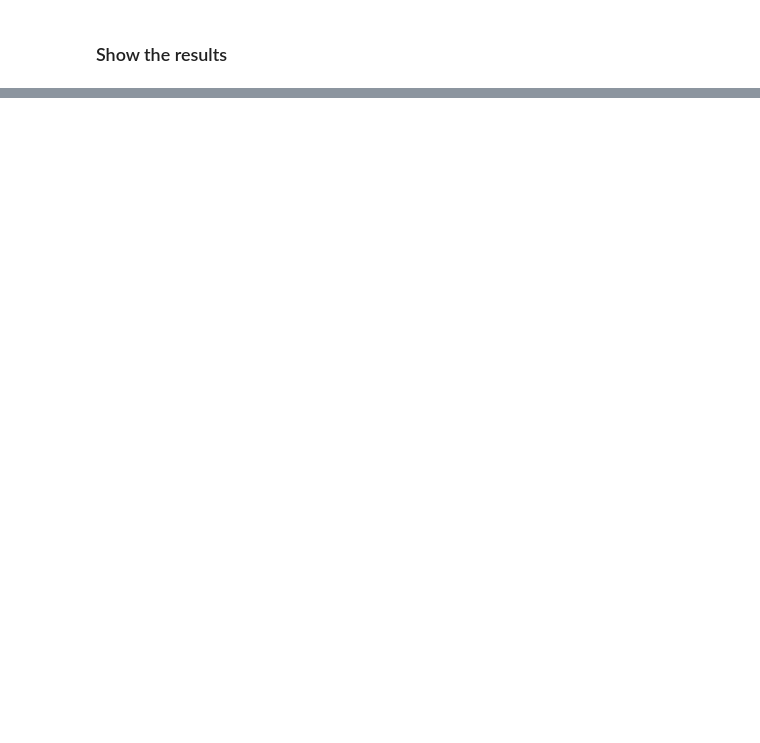
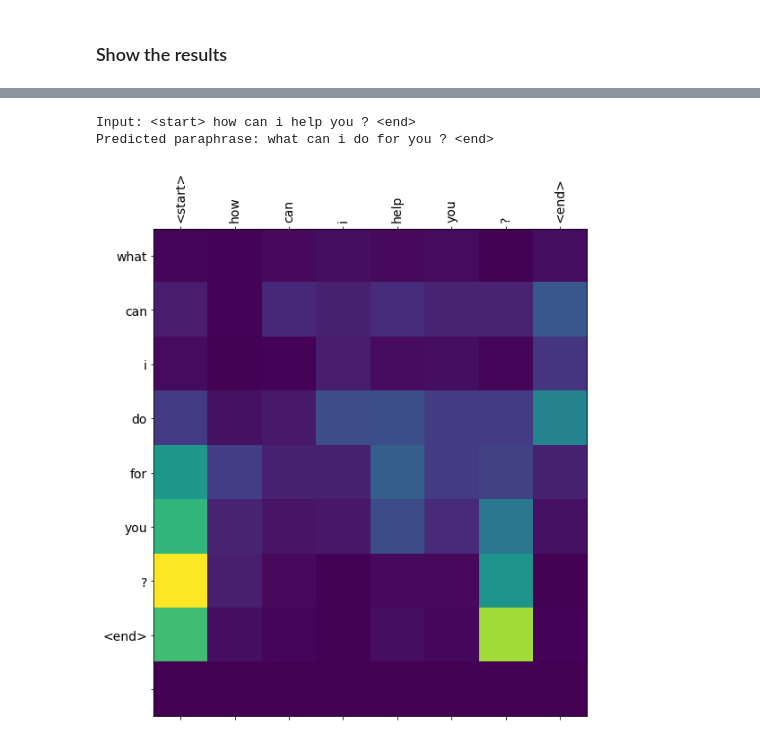
Before and after one commit to vseloved/prj-nlp-2020, a Jupyter notebook: students/DimaSakovich/12-nlg/notebook.ipynb, the cells around one changed output, grey strips where cells are left out. Saved outputs shown, nothing was run; the diff lists cells and outputs as text; code cells hidden in the pictures; blank space fills up the shorter version.

```diff
--- a/students/DimaSakovich/12-nlg/notebook.ipynb
+++ b/students/DimaSakovich/12-nlg/notebook.ipynb
@@ -501,0 +614,6 @@ Predicted paraphrase: you got ? <end>
+# %%
+paraphrase('how can i help you ?')
+# %% [output]
+Input: <start> how can i help you ? <end>
+Predicted paraphrase: what can i do for you ? <end>
+[figure, added]
```
Also changed, not shown: parts of 24 cells of this notebook.
